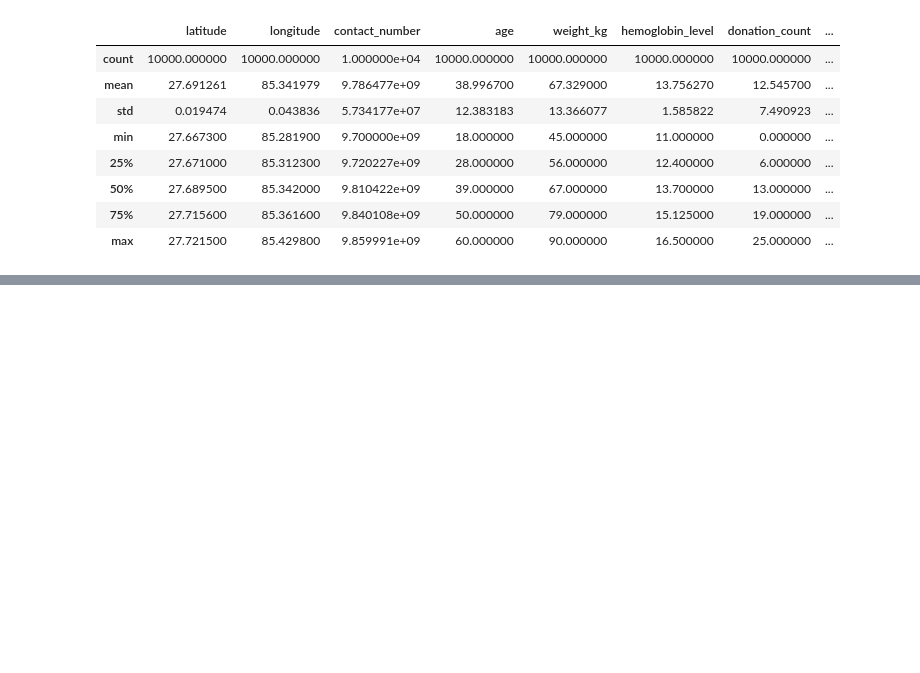
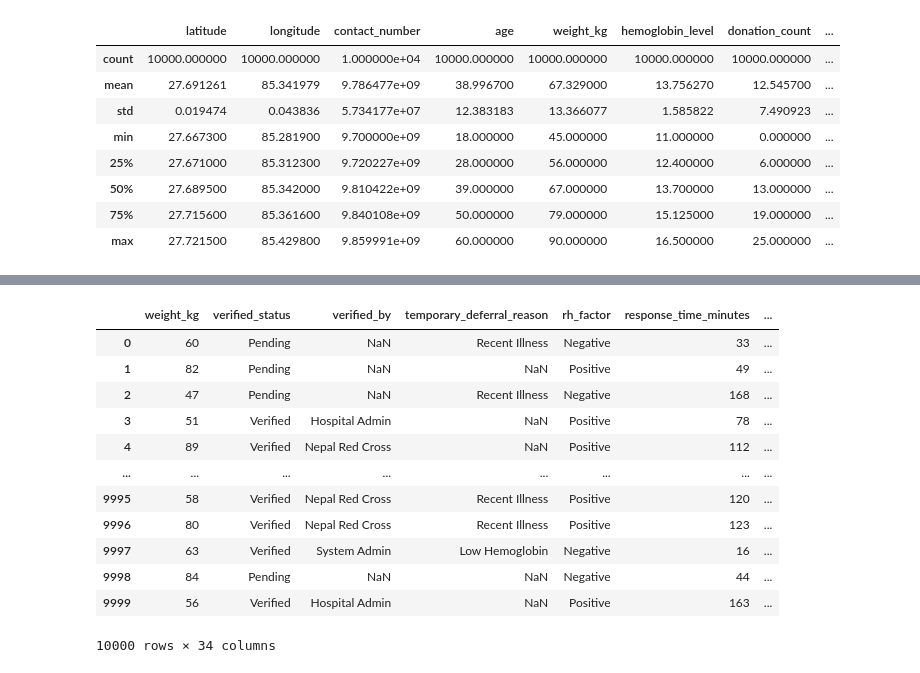
Before and after one commit to AnupCh37/BloodFinderAnalysis, a Jupyter notebook: notebooks/01_data_overview_cleaning.ipynb, the cells around one changed output, grey strips where cells are left out. Saved outputs shown, nothing was run; the diff lists cells and outputs as text; code cells hidden in the pictures; blank space fills up the shorter version.

```diff
--- a/notebooks/01_data_overview_cleaning.ipynb
+++ b/notebooks/01_data_overview_cleaning.ipynb
@@ -7,5 +7,5 @@ import sklearn as skl
 import scipy
 import statsmodels.api as sm
 # %%
-df=pd.read_csv('../data/blooddonerdataset.csv')
+doner_df=pd.read_csv('../data/blooddonerdataset.csv')
 # %%
@@ -71,0 +114,17 @@ df.describe()
+# %%
+doner_df.sort_index(axis=1,ascending=False)
+#sort by an axis
+# %% [output]
+|  | weight_kg | verified_status | verified_by | temporary_deferral_reason | rh_factor | response_time_minutes | ... |
+| 0 | 60 | Pending | NaN | Recent Illness | Negative | 33 | ... |
+| 1 | 82 | Pending | NaN | NaN | Positive | 49 | ... |
+| 2 | 47 | Pending | NaN | Recent Illness | Negative | 168 | ... |
+| 3 | 51 | Verified | Hospital Admin | NaN | Positive | 78 | ... |
+| 4 | 89 | Verified | Nepal Red Cross | NaN | Positive | 112 | ... |
+| ... | ... | ... | ... | ... | ... | ... | ... |
+| 9995 | 58 | Verified | Nepal Red Cross | Recent Illness | Positive | 120 | ... |
+| 9996 | 80 | Verified | Nepal Red Cross | Recent Illness | Positive | 123 | ... |
+| 9997 | 63 | Verified | System Admin | Low Hemoglobin | Negative | 16 | ... |
+| 9998 | 84 | Pending | NaN | NaN | Negative | 44 | ... |
+| 9999 | 56 | Verified | Hospital Admin | NaN | Positive | 163 | ... |
+10000 rows × 34 columns
```
Also changed, not shown: parts of 9 cells of this notebook.
